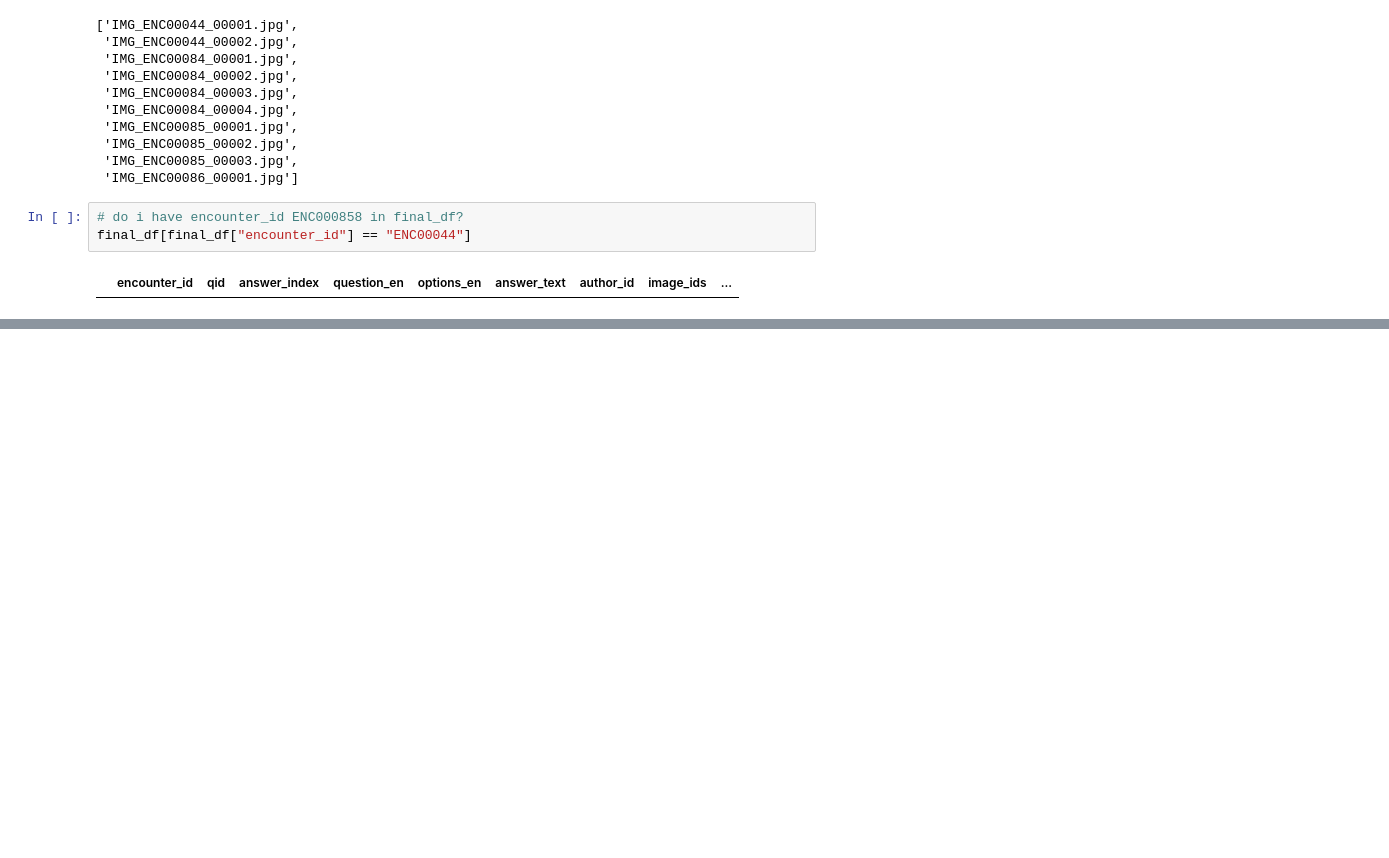
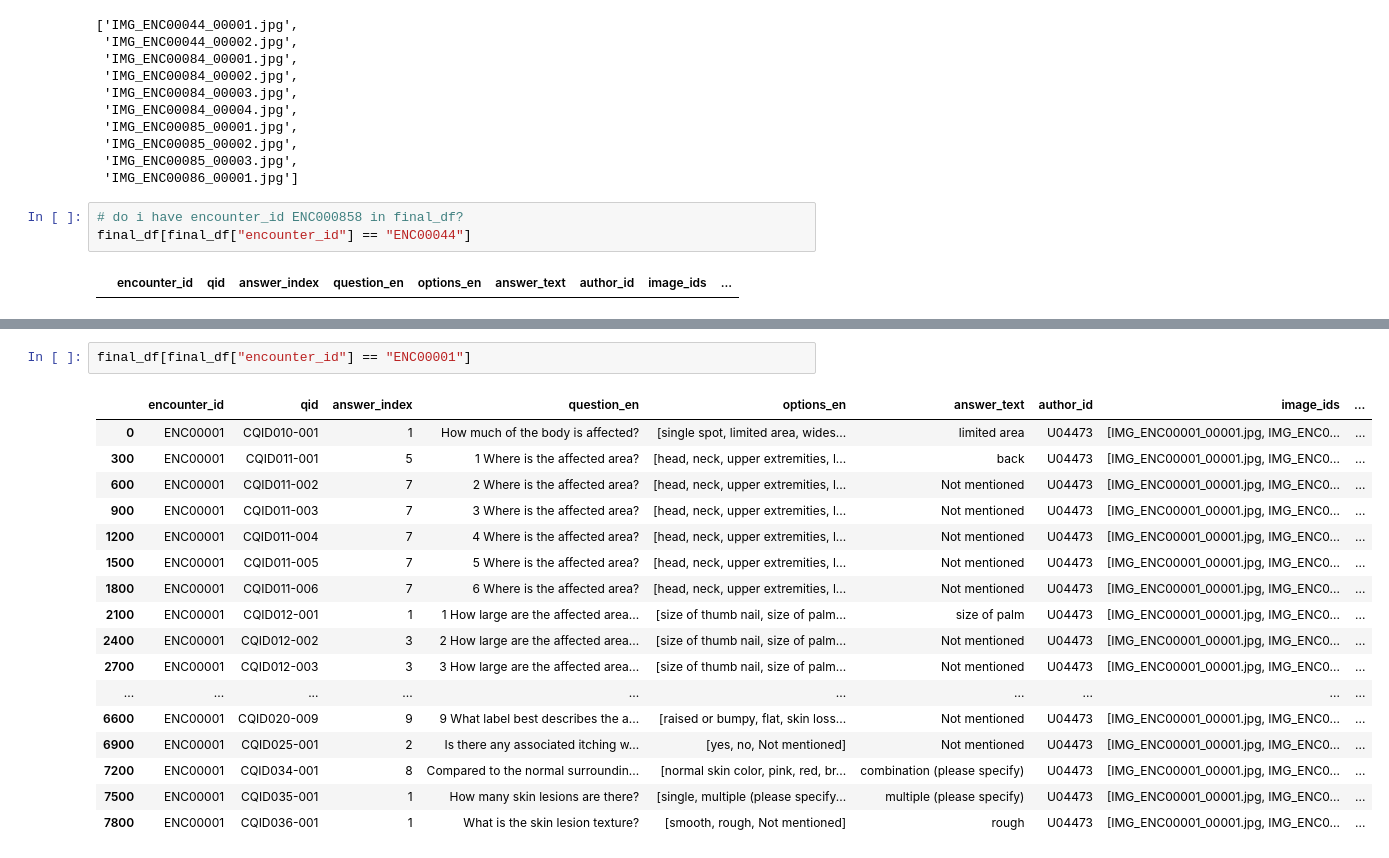
Before and after one commit to karishmathakrar/arc-mediqa-magic-2025, a Jupyter notebook: utilities/preprocess.ipynb, the cells around one changed output, grey strips where cells are left out. Cells and saved outputs as stored; diff of their text form; blank space fills up the shorter version.

```diff
--- a/utilities/preprocess.ipynb
+++ b/utilities/preprocess.ipynb
@@ -208,0 +229,20 @@ final_df[final_df["encounter_id"] == "ENC00044"]
+# %%
+final_df[final_df["encounter_id"] == "ENC00001"]
+# %% [output]
+|  | encounter_id | qid | answer_index | question_en | options_en | answer_text | author_id | image_ids | ... |
+| 0 | ENC00001 | CQID010-001 | 1 | How much of the body is affected? | [single spot, limited area, wides... | limited area | U04473 | [IMG_ENC00001_00001.jpg, IMG_ENC0... | ... |
+| 300 | ENC00001 | CQID011-001 | 5 | 1 Where is the affected area? | [head, neck, upper extremities, l... | back | U04473 | [IMG_ENC00001_00001.jpg, IMG_ENC0... | ... |
+| 600 | ENC00001 | CQID011-002 | 7 | 2 Where is the affected area? | [head, neck, upper extremities, l... | Not mentioned | U04473 | [IMG_ENC00001_00001.jpg, IMG_ENC0... | ... |
+| 900 | ENC00001 | CQID011-003 | 7 | 3 Where is the affected area? | [head, neck, upper extremities, l... | Not mentioned | U04473 | [IMG_ENC00001_00001.jpg, IMG_ENC0... | ... |
+| 1200 | ENC00001 | CQID011-004 | 7 | 4 Where is the affected area? | [head, neck, upper extremities, l... | Not mentioned | U04473 | [IMG_ENC00001_00001.jpg, IMG_ENC0... | ... |
+| 1500 | ENC00001 | CQID011-005 | 7 | 5 Where is the affected area? | [head, neck, upper extremities, l... | Not mentioned | U04473 | [IMG_ENC00001_00001.jpg, IMG_ENC0... | ... |
+| 1800 | ENC00001 | CQID011-006 | 7 | 6 Where is the affected area? | [head, neck, upper extremities, l... | Not mentioned | U04473 | [IMG_ENC00001_00001.jpg, IMG_ENC0... | ... |
+| 2100 | ENC00001 | CQID012-001 | 1 | 1 How large are the affected area... | [size of thumb nail, size of palm... | size of palm | U04473 | [IMG_ENC00001_00001.jpg, IMG_ENC0... | ... |
+| 2400 | ENC00001 | CQID012-002 | 3 | 2 How large are the affected area... | [size of thumb nail, size of palm... | Not mentioned | U04473 | [IMG_ENC00001_00001.jpg, IMG_ENC0... | ... |
+| 2700 | ENC00001 | CQID012-003 | 3 | 3 How large are the affected area... | [size of thumb nail, size of palm... | Not mentioned | U04473 | [IMG_ENC00001_00001.jpg, IMG_ENC0... | ... |
+| ... | ... | ... | ... | ... | ... | ... | ... | ... | ... |
+| 6600 | ENC00001 | CQID020-009 | 9 | 9 What label best describes the a... | [raised or bumpy, flat, skin loss... | Not mentioned | U04473 | [IMG_ENC00001_00001.jpg, IMG_ENC0... | ... |
+| 6900 | ENC00001 | CQID025-001 | 2 | Is there any associated itching w... | [yes, no, Not mentioned] | Not mentioned | U04473 | [IMG_ENC00001_00001.jpg, IMG_ENC0... | ... |
+| 7200 | ENC00001 | CQID034-001 | 8 | Compared to the normal surroundin... | [normal skin color, pink, red, br... | combination (please specify) | U04473 | [IMG_ENC00001_00001.jpg, IMG_ENC0... | ... |
+| 7500 | ENC00001 | CQID035-001 | 1 | How many skin lesions are there? | [single, multiple (please specify... | multiple (please specify) | U04473 | [IMG_ENC00001_00001.jpg, IMG_ENC0... | ... |
+| 7800 | ENC00001 | CQID036-001 | 1 | What is the skin lesion texture? | [smooth, rough, Not mentioned] | rough | U04473 | [IMG_ENC00001_00001.jpg, IMG_ENC0... | ... |
```
Also changed, not shown: parts of 2 cells of this notebook.
